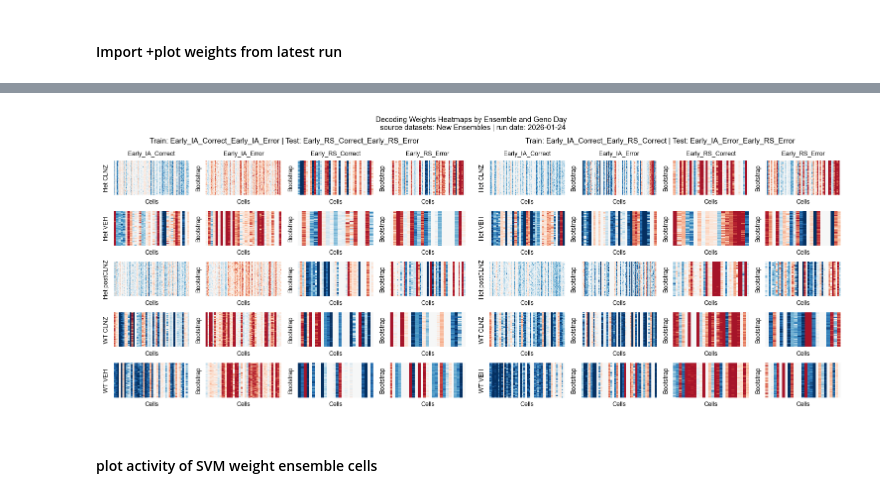
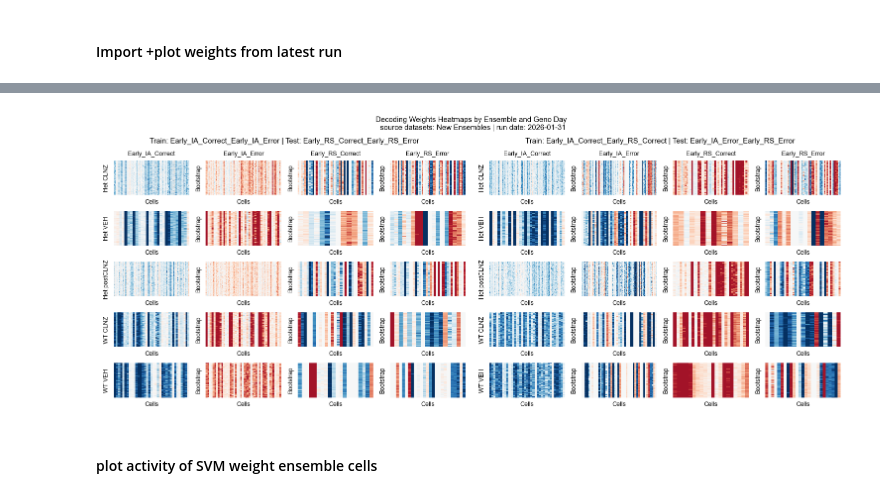
Before and after one commit to cjohnsoncruz/dlx56_mPFC_1p_SohalLab, a Jupyter notebook: code/Revisions- Fig 3-7 & Sup Fig 1-2 v3_ compare CCG_SVM_weights.ipynb, the cells around one changed output, grey strips where cells are left out. Saved outputs shown, nothing was run; the diff lists cells and outputs as text; code cells hidden in the pictures.

```diff
--- a/code/Revisions- Fig 3-7 & Sup Fig 1-2 v3_ compare CCG_SVM_weights.ipynb
+++ b/code/Revisions- Fig 3-7 & Sup Fig 1-2 v3_ compare CCG_SVM_weights.ipynb
@@ -174,7 +194,8 @@ decoding_type_to_var = {
     'out_of_distribution_single_stage': 'decode_out_distrib_single_stage',
 }
 ## choose run record to draw
-run_record_loc = r'C:\\Users\\13car\\Dropbox\\local_github_repos_personal\\dlx56_mPFC_1p_SohalLab\\results\\figure_5_prep_mid_decoding figures_24_Jan_2026'
+run_record_loc = r'C:\Users\13car\Dropbox\local_github_repos_personal\dlx56_mPFC_1p_SohalLab\results\figure_5_prep_mid_decoding figures_31_Jan_2026'
+# run_record_loc = r'C:\\Users\\13car\\Dropbox\\local_github_repos_personal\\dlx56_mPFC_1p_SohalLab\\results\\figure_5_prep_mid_decoding figures_24_Jan_2026'
 generalize_svm_record_file = f"Decoder- Out of Distribution - run version record.csv"
 #collect info on current runs to read them into notebook
 last_run_info = pd.read_csv(run_record_loc + '/' + generalize_svm_record_file)
@@ -1450,0 +1472,6 @@ comparison_summary.sort_values(by = 'absolute_difference')
+# %%
+fig, ax = plt.subplots(1,1, figsize = (3,2))
+sns.swarmplot(data = comparison_summary, x = "Comparison",y = 'absolute_difference', dodge = True, **geno_color_dict_no_errorbar)
+set_labels(ax = ax, label_dict = {'title': f"Difference (Old - New) in CCGP between Matlab ensemble detection runs",
+                                  'xlabel': f"Figure/CCG Type",
+                                  'ylabel': f"Performance Diff. (Absolute Value)"})
@@ -1943,7 +1970,9 @@ array([0.26825  , 0.1125   , 0.14025  , 0.16925  , 0.32475  , 0.0685   ,
 early_stages = ['Early_IA_Correct', 'Early_IA_Error', 'Early_RS_Correct', 'Early_RS_Error']
 late_stages = ['Late_IA', 'Late_RS']
 # %%
-def stack_weight_activity_matrices(weight_matrices, group_cols, align_func,
+def stack_weight_activity_matrices(weight_matrices,
+                                   group_cols,
+                                     align_func,
                                    activity_cols:list = ['class_0_train_activity_matrix', 'class_1_train_activity_matrix', 'class_0_test_activity_matrix', 'class_1_test_activity_matrix'],
                                    activity_labels:list =  ['C0 Train mean activity', 'C1 Train mean activity', 'C0 Test mean activity', 'C1 Test mean activity']):
     """
@@ -2005,38 +2034,38 @@ test_to_keep = ['Early_RS_Correct_Early_RS_Error', 'Early_IA_Error_Early_RS_Erro
 
 df = stacked_weights
 all_weights = np.concatenate([m.flatten() for m in df['weight_matrix_all_runs']])
 vmin, vmax = np.percentile(all_weights, [5, 95])
 row='geno_day'
 col='ensemble'
 
 fig = plt.figure(figsize=(10, 4), layout='constrained')
 subfigs = fig.subfigures(1,2,)
 for comp_n, ((train_on, test_on), subset) in enumerate(df.groupby(['train_on', 'test_on'])):
     row_vals, col_vals = subset[row].unique(), subset[col].unique()
     subf = subfigs[comp_n]
     axes = subf.subplots(len(row_vals), len(early_stages), squeeze=True)
 
-    for (rv, ens), ax in zip(product(row_vals, early_stages), axes.flat):
-        cell = subset[(subset[row] == rv) & (subset[col] == ens)]
+    for (geno, ens), ax in zip(product(row_vals, early_stages), axes.flat):
+        cell = subset[(subset[row] == geno) & (subset[col] == ens)]
         if  ens in early_stages and len(cell) > 0:
             last_col = ens == col_vals[-1]
             #use cell id + weight matrix to make table
             cell_weight_df = pd.DataFrame(cell['weight_matrix_all_runs'].iloc[0], columns=cell['final_cell_ids'].iloc[0])
             sns.heatmap(cell_weight_df, ax=ax, cmap='RdBu_r', center=0, vmin=vmin, vmax=vmax, cbar=True if last_col else False)
-            set_labels(ax = ax, label_dict= {'title': f"{ens}" if rv == row_vals[0] else "",
-                                            'ylabel': rv if ens == col_vals[0] else "Bootstrap",
+            set_labels(ax = ax, label_dict= {'title': f"{ens}" if geno == row_vals[0] else "",
+                                            'ylabel': geno if ens == col_vals[0] else "Bootstrap",
                                             'xlabel': "Cells"})
             ax.set_xticks([])
             ax.set_yticks([])
     subf.suptitle(f"Train: {train_on} | Test: {test_on}")
 
 fig_suptitle = f"Decoding Weights Heatmaps by Ensemble and Geno Day \n source datasets: {weight_matrices.dataset_label.iloc[0]} | run date: {weight_matrices.run_end_date.iloc[0]}"
 fig.suptitle(fig_suptitle)
 ##save fig
 fig_filename = f"CCGP Decoding Weights by Ens X Geno Day _ SVM data {weight_matrices.dataset_label.iloc[0]} {date_tag}"
 fig.savefig(results_loc_ccg_compare / f"{fig_filename}.png", dpi=300)
 # %% [output]
-[figure, old version]
+[figure, new version]
 # %% [markdown]
 #### plot activity of SVM weight ensemble cells
 # %%
```
Also changed, not shown: parts of 69 cells of this notebook, 4 other files.
